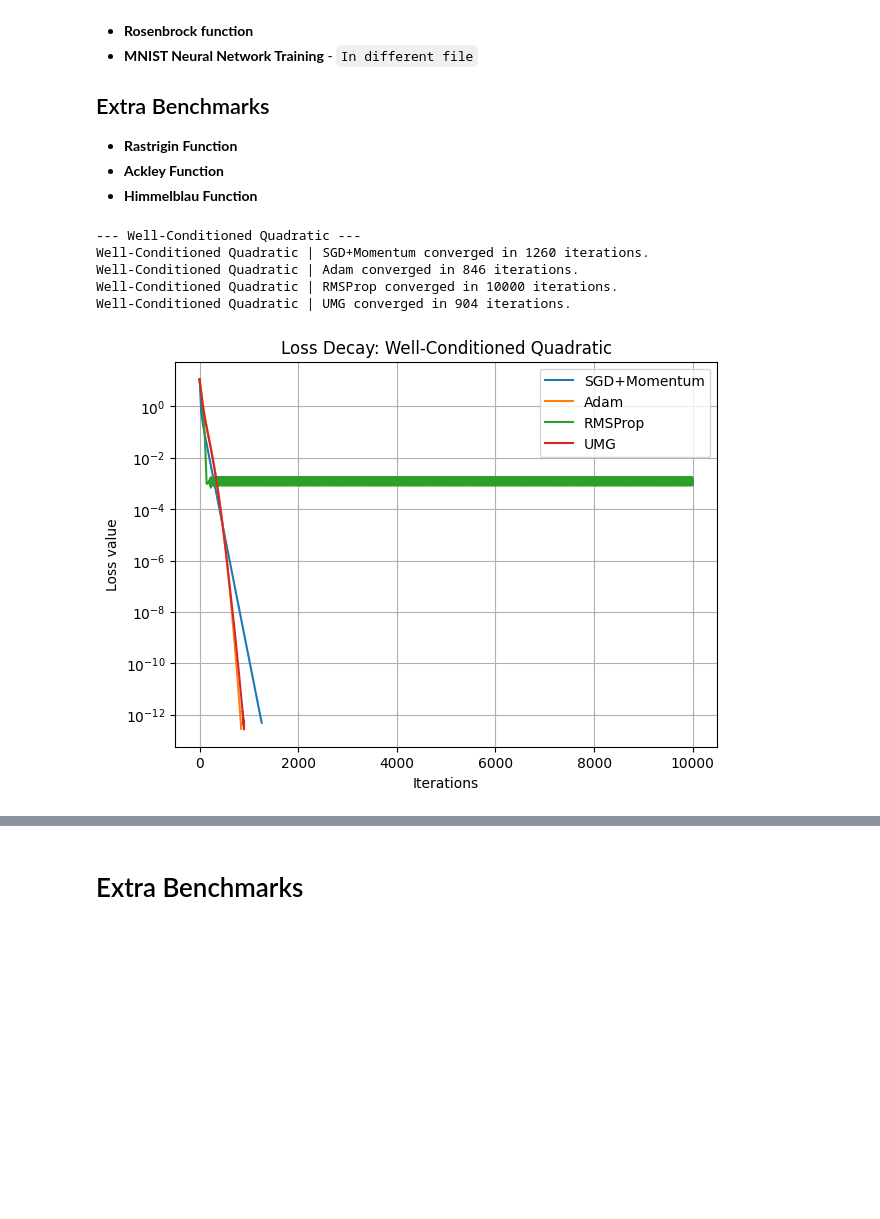
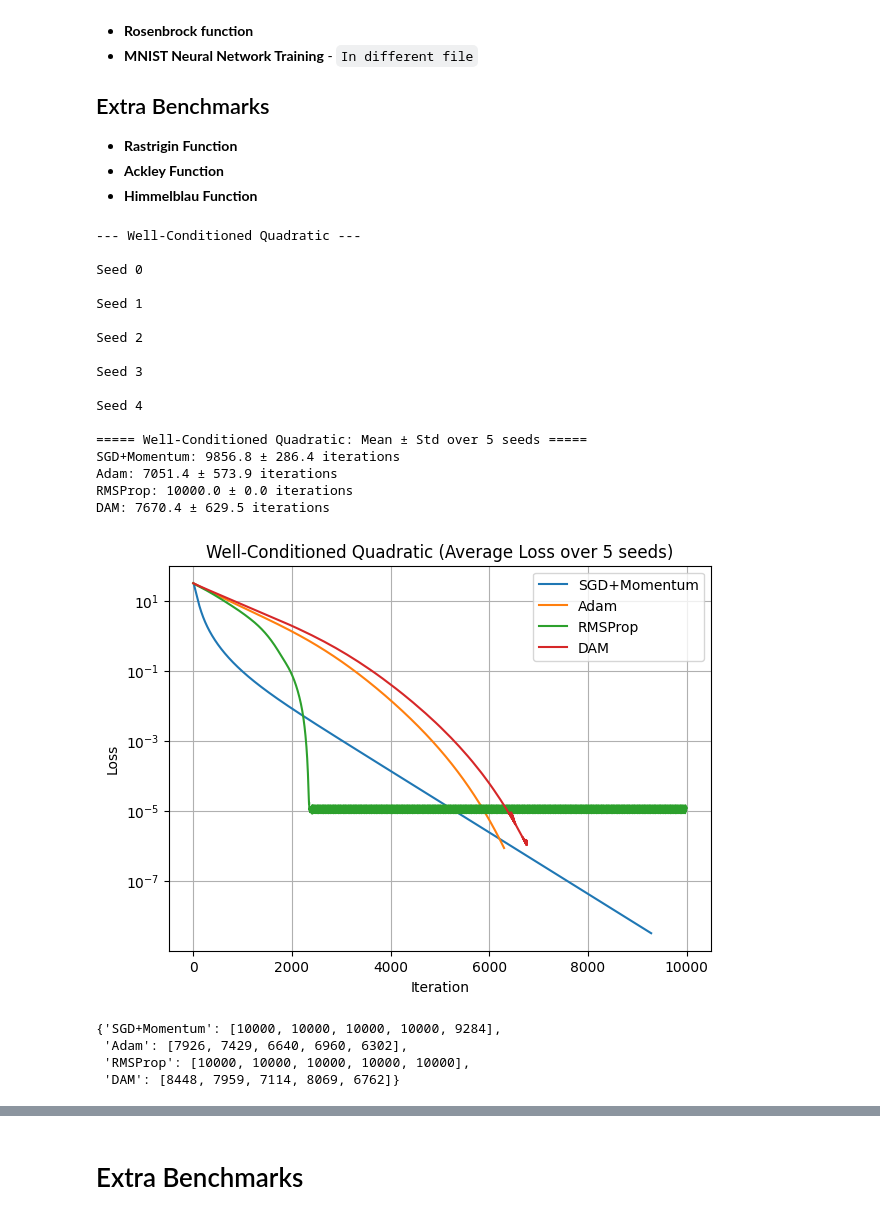
Before and after one commit to kalikaruto/custom-optimizer, a Jupyter notebook: benchmarks.ipynb, the cells around one changed output, grey strips where cells are left out. Drawn from its saved outputs; the diff is of its cells as text; code cells hidden in the pictures; blank space fills up the shorter version.

```diff
--- a/benchmarks.ipynb
+++ b/benchmarks.ipynb
@@ -153,28 +207,48 @@ def run_and_plot(f, grad_f, x0, optimizers, tol, f_name, logy=True):
 # %%
 
 # ============================================================
 # 1. Well-conditioned Quadratic
 # ============================================================
 print("\n--- Well-Conditioned Quadratic ---")
 dim = 10
 Q_well = generate_quadratic(dim, cond_number=10)
 x0 = np.random.randn(dim)
-
 optimizers = {
-    "SGD+Momentum": lambda f, g, x0=x0: sgd_momentum(f, g, x0, lr=0.01),
-    "Adam": lambda f, g, x0=x0: adam(f, g, x0, lr=0.01),
-    "RMSProp": lambda f, g, x0=x0: rmsprop(f, g, x0, lr=0.01),
-    "UMG": lambda f, g, x0=x0: umg(f, g, x0, lr=0.01)
+    "SGD+Momentum": lambda f, g, x0=x0: sgd_momentum(f, g, x0, lr=0.001, beta=0.9, tol=1e-6),
+    "Adam": lambda f, g, x0=x0: adam(f, g, x0, lr=0.001, beta1=0.9, beta2=0.999, tol=1e-6),
+    "RMSProp": lambda f, g, x0=x0: rmsprop(f, g, x0, lr=0.001, beta=0.9, tol=1e-6),
+    "DAM": lambda f, g, x0=x0: dam(f, g, x0, lr=0.001, beta1=0.9, beta2=0.999, tol=1e-6)
 }
-
-run_and_plot(lambda x: quadratic_f(x, Q_well),
-             lambda x: quadratic_grad(x, Q_well),
-             x0, optimizers, tol=1e-6, f_name="Well-Conditioned Quadratic")
+run_multiple_seeds(
+    lambda x: quadratic_f(x, Q_well),
+    lambda x: quadratic_grad(x, Q_well),
+    dim_or_x0=dim,       # works for fixed x0 arrays OR dim-int samplers
+    optimizers=optimizers,
+    tol=1e-6,
+    f_name="Well-Conditioned Quadratic",
+    n_seeds=5
+)
 # %% [output]
 --- Well-Conditioned Quadratic ---
-Well-Conditioned Quadratic | SGD+Momentum converged in 1260 iterations.
-Well-Conditioned Quadratic | Adam converged in 846 iterations.
-Well-Conditioned Quadratic | RMSProp converged in 10000 iterations.
-Well-Conditioned Quadratic | UMG converged in 904 iterations.
+
+Seed 0
+
+Seed 1
+
+Seed 2
+
+Seed 3
+
+Seed 4
+
+===== Well-Conditioned Quadratic: Mean ± Std over 5 seeds =====
+SGD+Momentum: 9856.8 ± 286.4 iterations
+Adam: 7051.4 ± 573.9 iterations
+RMSProp: 10000.0 ± 0.0 iterations
+DAM: 7670.4 ± 629.5 iterations
-[figure, old version]
+[figure, new version]
+{'SGD+Momentum': [10000, 10000, 10000, 10000, 9284],
+ 'Adam': [7926, 7429, 6640, 6960, 6302],
+ 'RMSProp': [10000, 10000, 10000, 10000, 10000],
+ 'DAM': [8448, 7959, 7114, 8069, 6762]}
 # %%
```
Also changed, not shown: parts of 6 cells of this notebook, 2 other files.
